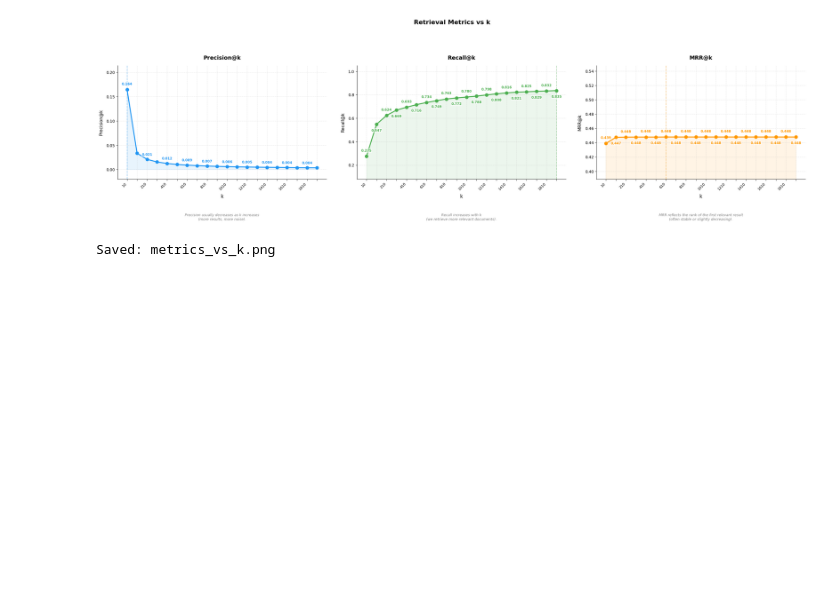
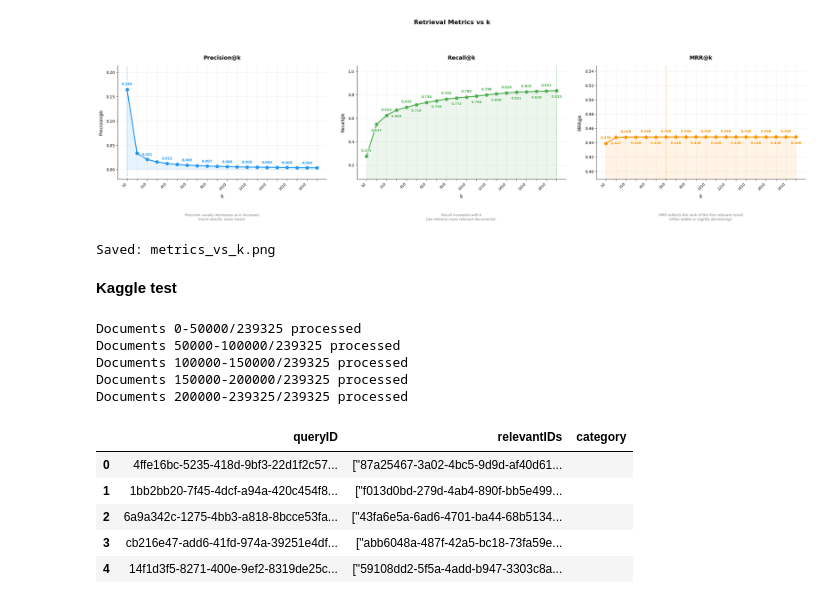
Before and after one commit to AbdelkarimElm/information-retrieval-engine, a Jupyter notebook: information_retrieval_engine.ipynb, the cells around one changed output. Drawn from its saved outputs; the diff is of its cells as text; code cells hidden in the pictures; blank space fills up the shorter version.

Commit message:
Encode test queries for Kaggle

```diff
--- a/information_retrieval_engine.ipynb
+++ b/information_retrieval_engine.ipynb
@@ -2793,3 +2793,71 @@ print("Saved: metrics_vs_k.png")
 # %% [output]
 [figure]
 Saved: metrics_vs_k.png
+# %% [markdown]
+**Kaggle test**
+# %%
+# ============================================================
+# Running Blockwise Cosine Similarity Retrieval on Test Queries
+# ============================================================
+
+# Perform Top-K retrieval for test queries using cosine similarity
+# (computed via dot product on normalized embeddings).
+topk_indices_test, topk_scores_test = retrieve_topk_blockwise(
+    test_embeddings.astype(np.float32),   # Query embeddings
+    doc_embeddings.astype(np.float32),    # Document chunk embeddings
+    k=239325,                             # Total number of chunks (retrieve full ranking)
+    doc_block=50000                       # Process documents in memory-efficient blocks
+)
+
+# Number of top documents to keep for final submission
+K_SUBMIT = 3000
+# %% [output]
+Documents 0-50000/239325 processed
+Documents 50000-100000/239325 processed
+Documents 100000-150000/239325 processed
+Documents 150000-200000/239325 processed
+Documents 200000-239325/239325 processed
+# %%
+# ============================================================
+# Preparing the Kaggle Submission File (Test Set)
+# ============================================================
+
+import pandas as pd
+import json
+
+# Extract test query IDs (as strings for submission format)
+test_query_ids = test_queries_df["id"].astype(str).tolist()
+
+rows = []
+
+# Generate submission rows for each test query
+for i, qid in enumerate(test_query_ids):
+
+    # Convert ranked chunk indices into top-K unique document IDs
+    retrieved_doc_ids = chunks_to_top_docs_robust(
+        topk_indices_test[i],
+        k_docs=K_SUBMIT,
+        chunk_to_doc=chunk_to_doc
+    )
+
+    # Kaggle expects a JSON-formatted string containing a list of document IDs
+    relevant_str = json.dumps(retrieved_doc_ids)
+
+    rows.append({
+        "queryID": qid,
+        "relevantIDs": relevant_str,
+        "category": " "  # Required column (left empty for Phase 1)
+    })
+
+# Create submission DataFrame
+submission_df = pd.DataFrame(rows)
+
+# Preview the submission file structure
+submission_df.head()
+# %% [output]
+|  | queryID | relevantIDs | category |
+| 0 | 4ffe16bc-5235-418d-9bf3-22d1f2c57... | ["87a25467-3a02-4bc5-9d9d-af40d61... |  |
+| 1 | 1bb2bb20-7f45-4dcf-a94a-420c454f8... | ["f013d0bd-279d-4ab4-890f-bb5e499... |  |
+| 2 | 6a9a342c-1275-4bb3-a818-8bcce53fa... | ["43fa6e5a-6ad6-4701-ba44-68b5134... |  |
+| 3 | cb216e47-add6-41fd-974a-39251e4df... | ["abb6048a-487f-42a5-bc18-73fa59e... |  |
+| 4 | 14f1d3f5-8271-400e-9ef2-8319de25c... | ["59108dd2-5f5a-4add-b947-3303c8a... |  |
```
